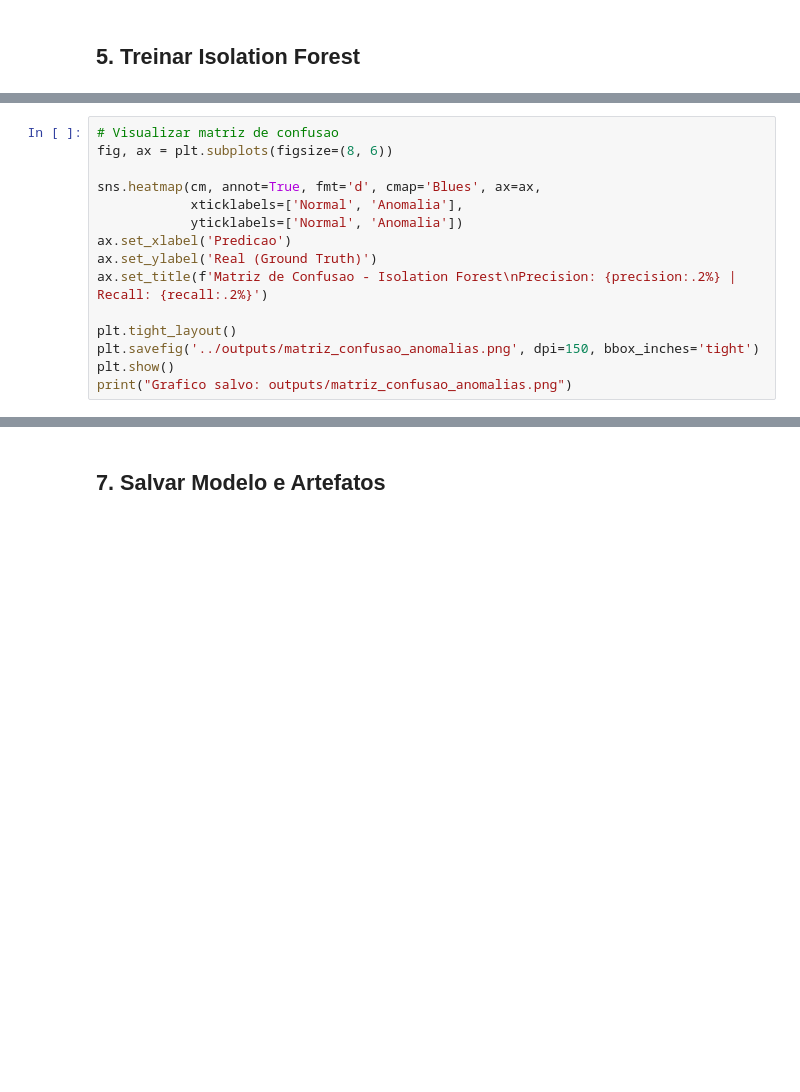
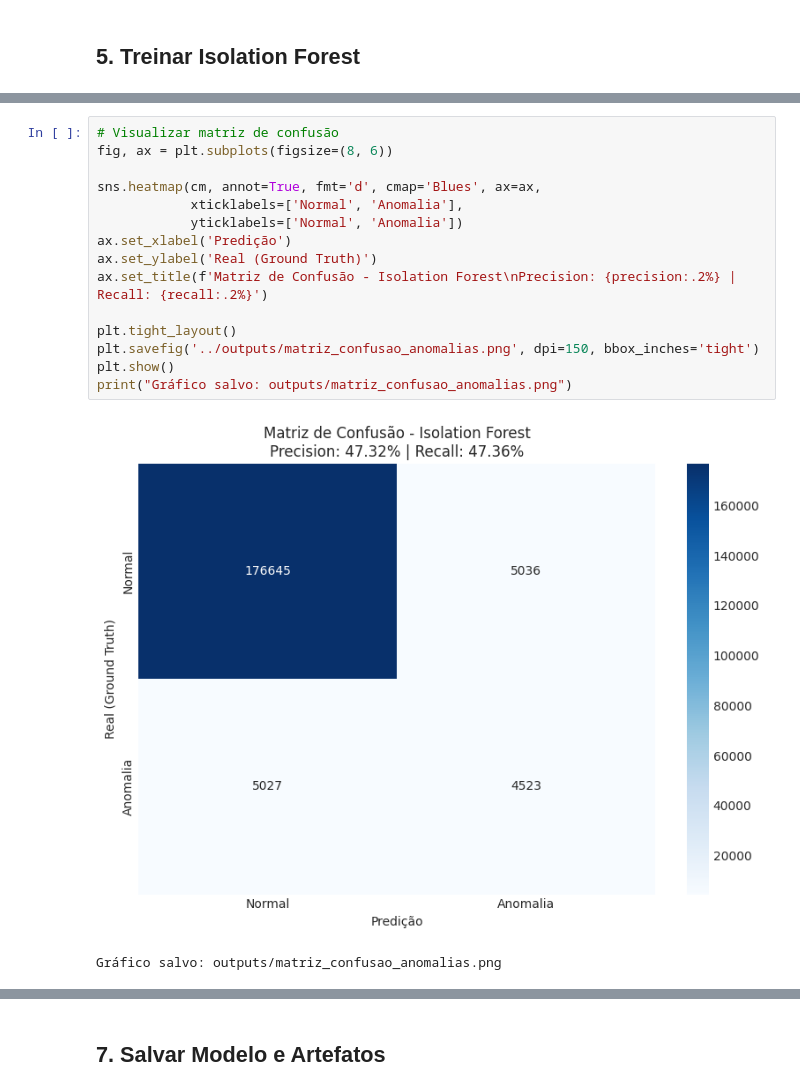
Before and after one commit to cezinha/economiza-ia, a Jupyter notebook: notebooks/09_Anomalias_Treino.ipynb, the cells around one changed output, grey strips where cells are left out. Cells and saved outputs as stored; diff of their text form; blank space fills up the shorter version.

```diff
--- a/notebooks/09_Anomalias_Treino.ipynb
+++ b/notebooks/09_Anomalias_Treino.ipynb
@@ -268,16 +427,19 @@ print(f"  True Positives (TP): {cm[1,1]} - Anomalias corretamente detectadas")
 # %%
-# Visualizar matriz de confusao
+# Visualizar matriz de confusão
 fig, ax = plt.subplots(figsize=(8, 6))
 
 sns.heatmap(cm, annot=True, fmt='d', cmap='Blues', ax=ax,
             xticklabels=['Normal', 'Anomalia'],
             yticklabels=['Normal', 'Anomalia'])
-ax.set_xlabel('Predicao')
+ax.set_xlabel('Predição')
 ax.set_ylabel('Real (Ground Truth)')
-ax.set_title(f'Matriz de Confusao - Isolation Forest\nPrecision: {precision:.2%} | Recall: {recall:.2%}')
+ax.set_title(f'Matriz de Confusão - Isolation Forest\nPrecision: {precision:.2%} | Recall: {recall:.2%}')
 
 plt.tight_layout()
 plt.savefig('../outputs/matriz_confusao_anomalias.png', dpi=150, bbox_inches='tight')
 plt.show()
-print("Grafico salvo: outputs/matriz_confusao_anomalias.png")
+print("Gráfico salvo: outputs/matriz_confusao_anomalias.png")
+# %% [output]
+[figure, added]
+Gráfico salvo: outputs/matriz_confusao_anomalias.png
 # %%
```
Also changed, not shown: parts of 32 cells of this notebook, 45 other files.
